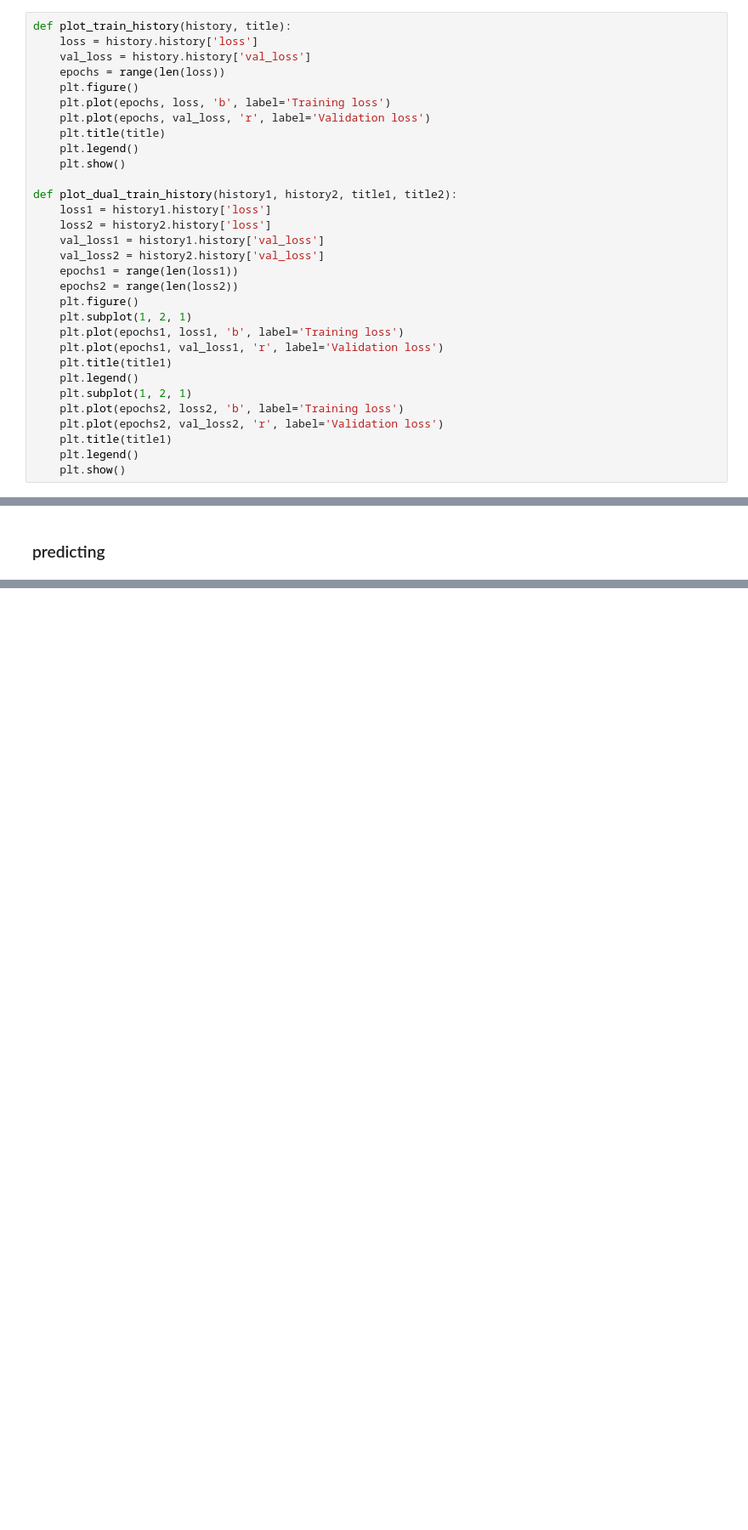
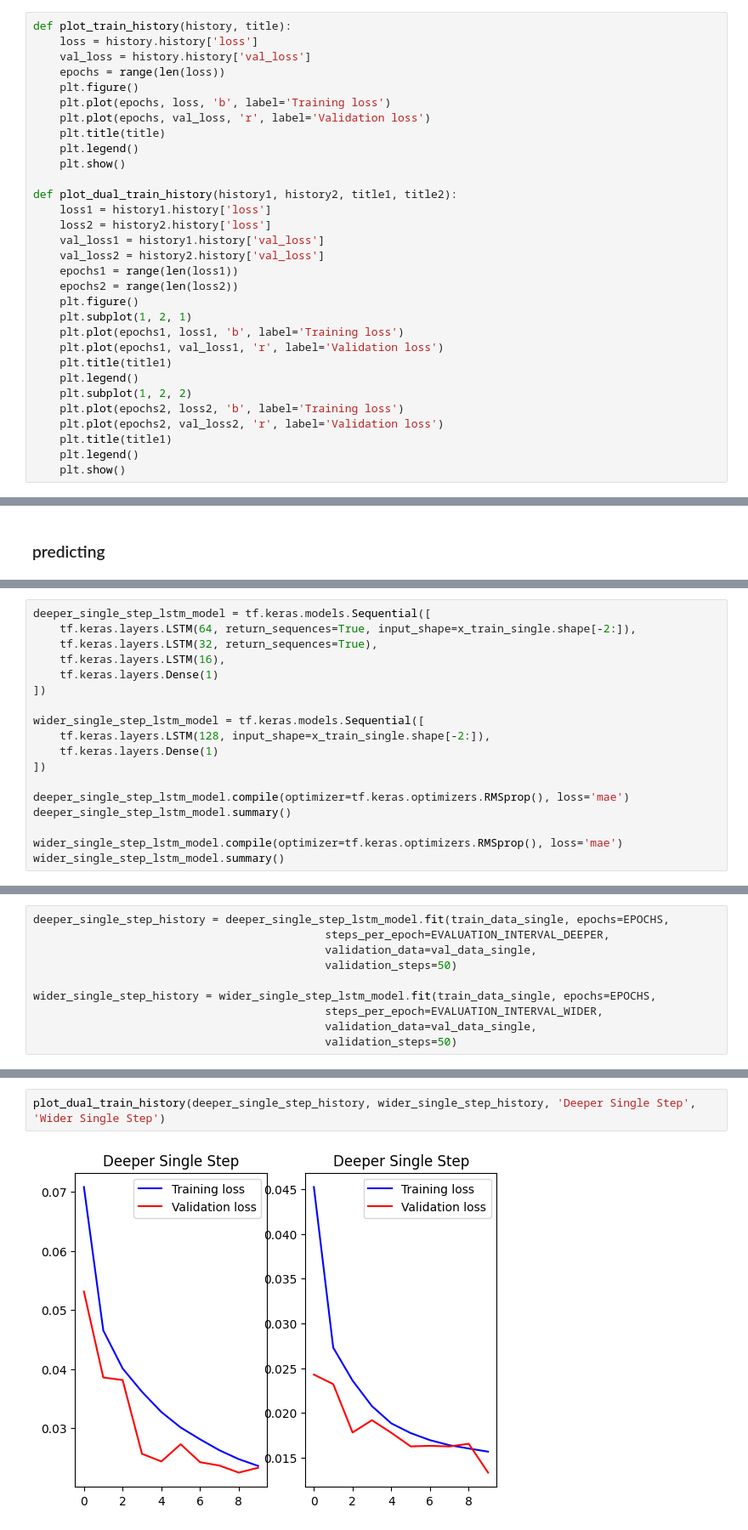
Before and after one commit to kallefrisk/Schoolwork, a Jupyter notebook: Python/DeepLearning/Recurrent_Neural_Net_Demonstration.ipynb, the cells around one changed output, grey strips where cells are left out. Shown at 85% size. Drawn from its saved outputs; the diff is of its cells as text; blank space fills up the shorter version.

Commit message:
Added one deeper and one wider model to the multivariate case.

```diff
--- a/Python/DeepLearning/Recurrent_Neural_Net_Demonstration.ipynb
+++ b/Python/DeepLearning/Recurrent_Neural_Net_Demonstration.ipynb
@@ -588,7 +590,7 @@ def plot_dual_train_history(history1, history2, title1, title2):
     plt.plot(epochs1, val_loss1, 'r', label='Validation loss')
     plt.title(title1)
     plt.legend()
-    plt.subplot(1, 2, 1)
+    plt.subplot(1, 2, 2)
     plt.plot(epochs2, loss2, 'b', label='Training loss')
     plt.plot(epochs2, val_loss2, 'r', label='Validation loss')
     plt.title(title1)
@@ -685,0 +694,18 @@ for x, y in val_data_single.take(3):
+# %%
+deeper_single_step_lstm_model = tf.keras.models.Sequential([
+    tf.keras.layers.LSTM(64, return_sequences=True, input_shape=x_train_single.shape[-2:]),
+    tf.keras.layers.LSTM(32, return_sequences=True),
+    tf.keras.layers.LSTM(16),
+    tf.keras.layers.Dense(1)
+])
+
+wider_single_step_lstm_model = tf.keras.models.Sequential([
+    tf.keras.layers.LSTM(128, input_shape=x_train_single.shape[-2:]),
+    tf.keras.layers.Dense(1)
+])
+
+deeper_single_step_lstm_model.compile(optimizer=tf.keras.optimizers.RMSprop(), loss='mae')
+deeper_single_step_lstm_model.summary()
+
+wider_single_step_lstm_model.compile(optimizer=tf.keras.optimizers.RMSprop(), loss='mae')
+wider_single_step_lstm_model.summary()
@@ -685,0 +741,10 @@ for x, y in val_data_single.take(3):
+# %%
+deeper_single_step_history = deeper_single_step_lstm_model.fit(train_data_single, epochs=EPOCHS,
+                                            steps_per_epoch=EVALUATION_INTERVAL_DEEPER,
+                                            validation_data=val_data_single,
+                                            validation_steps=50)
+
+wider_single_step_history = wider_single_step_lstm_model.fit(train_data_single, epochs=EPOCHS,
+                                            steps_per_epoch=EVALUATION_INTERVAL_WIDER,
+                                            validation_data=val_data_single,
+                                            validation_steps=50)
@@ -685,0 +769,4 @@ for x, y in val_data_single.take(3):
+# %%
+plot_dual_train_history(deeper_single_step_history, wider_single_step_history, 'Deeper Single Step', 'Wider Single Step')
+# %% [output]
+[figure, added]
```
Also changed, not shown: parts of 8 cells of this notebook.
